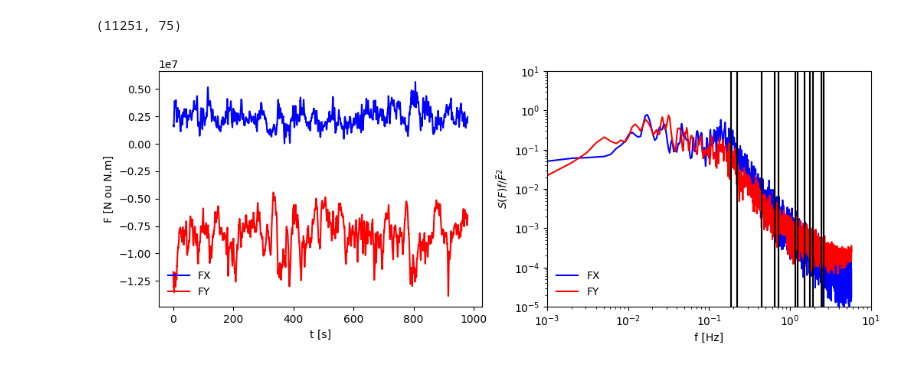
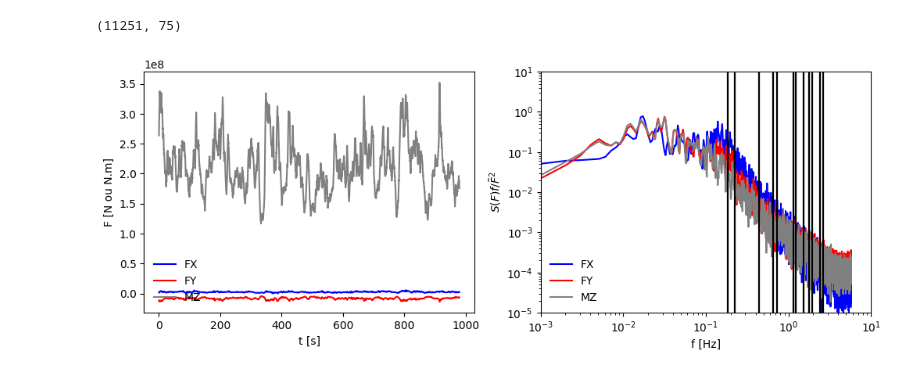
Before and after one commit to AeroSim-CFD/cfdmod, a Jupyter notebook: notebooks/test_hfpi.ipynb, the cells around one changed output. Drawn from its saved outputs; the diff is of its cells as text; code cells hidden in the pictures.

Commit message:
Updated HFPI modes

```diff
--- a/notebooks/test_hfpi.ipynb
+++ b/notebooks/test_hfpi.ipynb
@@ -100,13 +105,13 @@ forces_data.cf_x.shape
 # %% [output]
 (11251, 75)
 # %%
-fig, axs = hfpi.plot_force_series(forces_data, struct_data, sigma=1, plot_mz=False)
+fig, axs = hfpi.plot_force_series(forces_data, struct_data, sigma=1, plot_mz=True)
 
 axs[1].set_xlim([1e-3, 1e1])
 
 fig.show()
 # %% [output]
-[figure, old version]
+[figure, new version]
 # %%
 real_displacement = solver_hfpi.get_real_displacement()
 real_displacement
```
Also changed, not shown: parts of 4 cells of this notebook, 1 other file.
